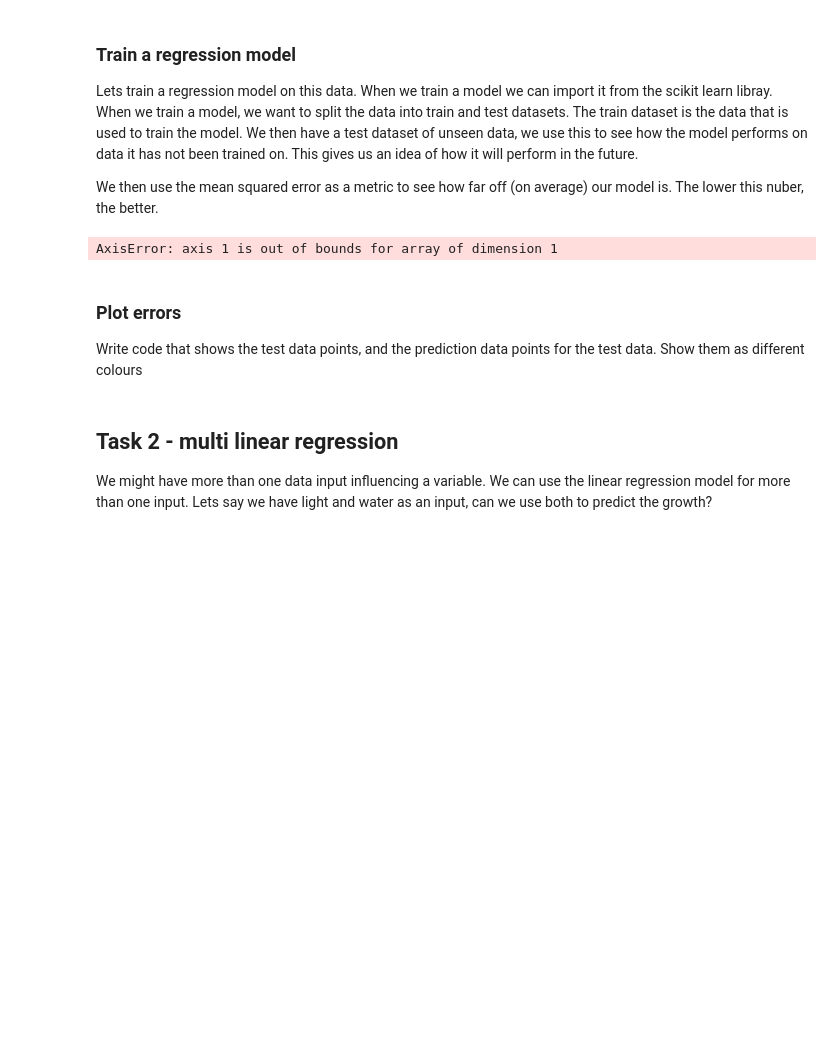
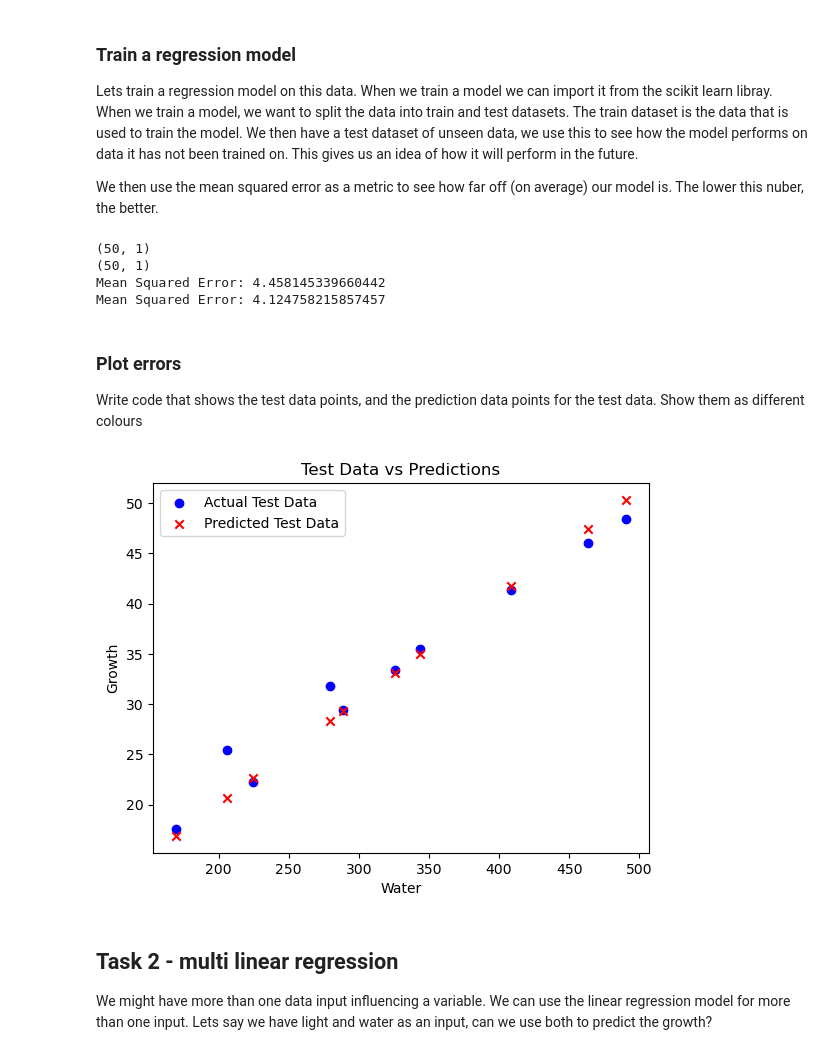
Before and after one commit to CoderEli/Datalogging-and-machine-learning-course, a Jupyter notebook: Labs/Lab 6/lab.ipynb, the cells around one changed output. Cells and saved outputs as stored; diff of their text form; code cells hidden in the pictures; blank space fills up the shorter version.

```diff
--- a/Labs/Lab 6/lab.ipynb
+++ b/Labs/Lab 6/lab.ipynb
@@ -68,9 +69,10 @@ Lets train a regression model on this data. When we train a model we can import
 
 We then use the mean squared error as a metric to see how far off (on average) our model is. The lower this nuber, the better.
 # %%
-X = water.reshape #this should be your data (so water)
-y = growth #this should be your labels (growth)
+X = water.reshape(-1, 1) #this should be your data (so water)
+y = growth.reshape(-1, 1) #this should be your labels (growth)
 X_train, X_test, y_train, y_test = train_test_split(X, y, test_size=0.2, random_state=42) #this splits
+
 
 #train the model
 model = LinearRegression()
@@ -82,14 +84,34 @@ mse = mean_squared_error(y_train, y_pred)
 print("Mean Squared Error:", mse)
 
 #work out how good the model is on test data
-y_pred = model.predict(...)
-mse = mean_squared_error(..., y_pred)
+y_pred = model.predict(X_test)
+mse = mean_squared_error(y_test, y_pred)
 print("Mean Squared Error:", mse)
 # %% [output]
-AxisError: axis 1 is out of bounds for array of dimension 1
+(50, 1)
+(50, 1)
+Mean Squared Error: 4.458145339660442
+Mean Squared Error: 4.124758215857457
 # %% [markdown]
 ### Plot errors
 Write code that shows the test data points, and the prediction data points for the test data. Show them as different colours
+# %%
+# Scatter plot for actual test data points
+plt.scatter(X_test, y_test, color='blue', label='Actual Test Data')
+
+# Scatter plot for predicted test data points
+plt.scatter(X_test, y_pred, color='red', label='Predicted Test Data', marker='x')
+
+# Add labels and title
+plt.xlabel('Water')
+plt.ylabel('Growth')
+plt.title('Test Data vs Predictions')
+plt.legend()  # Show legend
+
+# Show plot
+plt.show()
+# %% [output]
+[figure, added]
 # %% [markdown]
 ## Task 2 - multi linear regression
 We might have more than one data input influencing a variable. We can use the linear regression model for more than one input. Lets say we have light and water as an input, can we use both to predict the growth?
```
Also changed, not shown: parts of 11 cells of this notebook, 6 other files.
